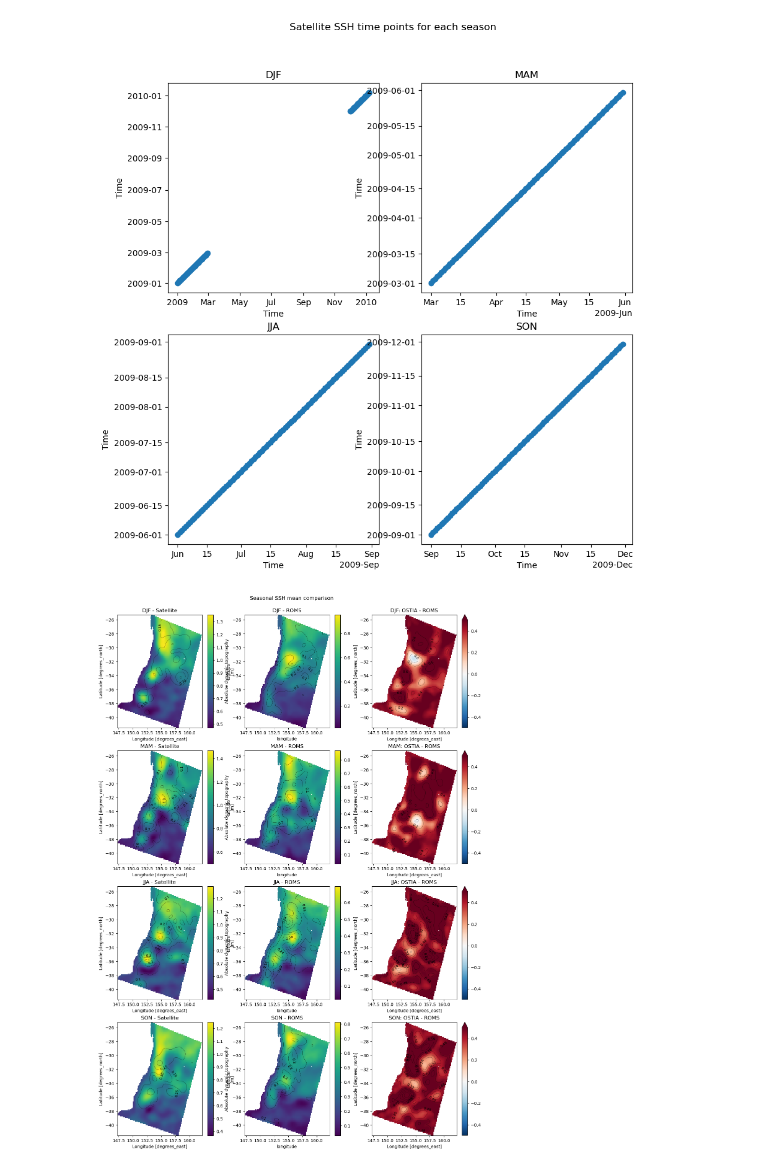
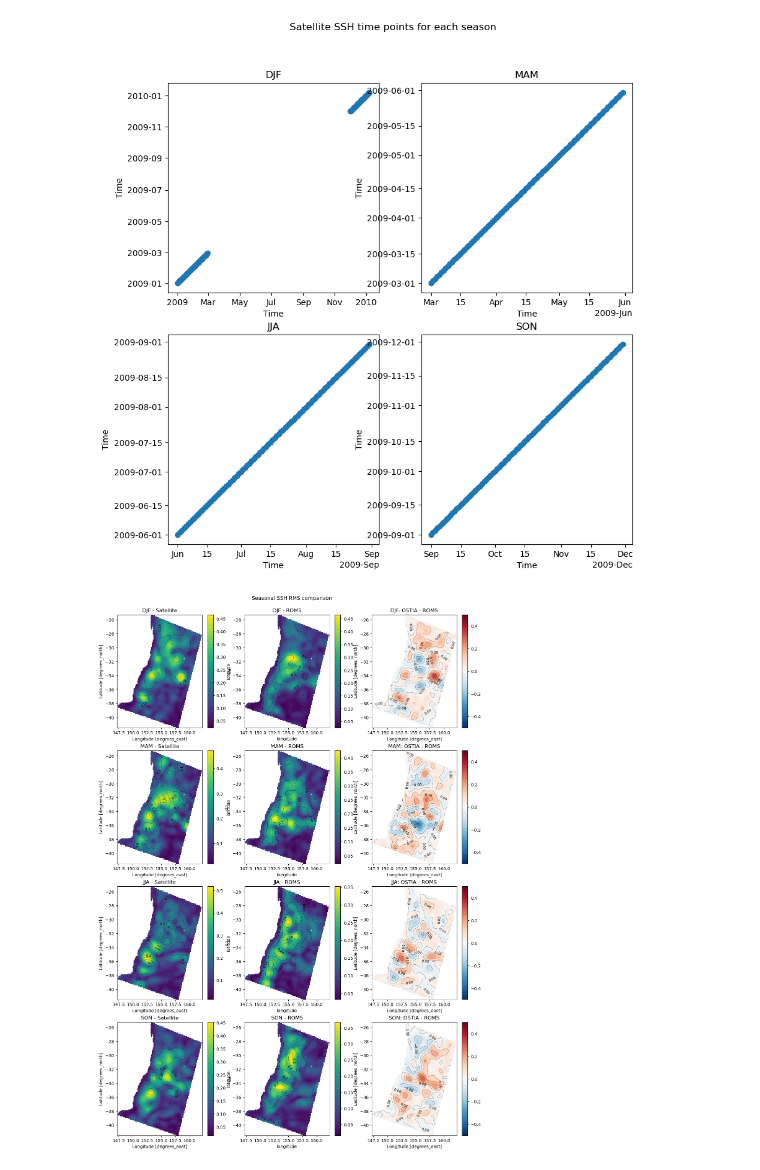
Before and after one commit to ACCESS-Community-Hub/coastal-commons, a Jupyter notebook: Recipes/SSH_model_evaluation.ipynb, the cells around one changed output. Saved outputs shown, nothing was run; the diff lists cells and outputs as text; code cells hidden in the pictures.

```diff
--- a/Recipes/SSH_model_evaluation.ipynb
+++ b/Recipes/SSH_model_evaluation.ipynb
@@ -129,33 +131,33 @@ roms_regrided = xr.concat(regridded_list, dim="time")
 sat_masked = sat_ssh.where(~np.isnan(roms_regrided), drop=True)
 roms_masked = roms_regrided.where(~np.isnan(roms_regrided), drop=True)
 # %%
-# Doing the time-mean
+# Calculating the RMS and STD
 
-roms_timemean = roms_masked.mean('time')
-sat_timemean = sat_masked.mean('time')
+roms_rms = np.sqrt((roms_masked**2).mean('time'))
+sat_rms = np.sqrt((sat_masked**2).mean('time'))
 
 roms_std = roms_masked.std('time')
 sat_std = sat_masked.std('time')
 # %%
 # Calculating the difference from the time-mean
 
-diff_ = sat_timemean - roms_timemean
+diff_ = sat_rms - roms_rms
 # %%
 # Checking the timemean comparison
 
 fig, ax = plt.subplots(ncols=3, figsize=(15, 4))
 
-sat_timemean.plot(ax=ax[0])
+sat_rms.plot(ax=ax[0])
 cnt = sat_std.plot.contour(ax=ax[0], levels=5, colors=['k'], linewidths=0.3)
 plt.clabel(cnt, inline=True, fontsize=8)
-ax[0].set_title('Satellite SSH: timemean');
+ax[0].set_title('Satellite RMS');
 
-roms_timemean.plot(ax=ax[1])
+roms_rms.plot(ax=ax[1])
 cnt = roms_std.plot.contour(ax=ax[1], levels=5, colors=['k'], linewidths=0.3)
 plt.clabel(cnt, inline=True, fontsize=8)
-ax[1].set_title('ROMS SSH: timemean')
+ax[1].set_title('ROMS RMS')
 
-diff_.plot(ax=ax[2], cmap='binary')
+diff_.plot(ax=ax[2])
 cnt = diff_.plot.contour(ax=ax[2], levels=10, colors=['k'], linewidths=0.3)
 plt.clabel(cnt, inline=True, fontsize=8)
 ax[2].set_title('Satellite - ROMS');
@@ -193,47 +195,47 @@ fig.suptitle('Satellite SSH time points for each season');
 # %% [output]
 [figure]
 # %%
-# Now we know the our seasonal data is correct, let's calculate the seasonal mean
+# Now we know the our seasonal data is correct, let's calculate the seasonal rms
 
-roms_seasons_mean = roms_seasons.mean('time')
-sat_seasons_mean = sat_seasons.mean('time')
+roms_seasons_rms = roms_seasons.map(lambda x: np.sqrt((x**2).mean('time')))
+sat_seasons_rms = sat_seasons.map(lambda x: np.sqrt((x**2).mean('time')))
 
-# Calculating the STD
+# # Calculating the STD
 roms_seasons_std = roms_seasons.std('time')
 sat_seasons_std = sat_seasons.std('time')
 # %%
 # Plotting each seasonal mean and calculating the difference between Satellite and ROMS
 # Isolines in the first two columns are STD. Last column is the difference between Satellite and ROMS
 
 fig, ax = plt.subplots(ncols=3, nrows=4, figsize=(15, 20))
 
 for enu, SS in enumerate(['DJF', 'MAM', 'JJA', 'SON']):
 
     # Satellite
-    sat_seasons_mean.sel(season=SS).plot(ax=ax[enu, 0])
+    sat_seasons_rms.sel(season=SS).plot(ax=ax[enu, 0])
     cnt = sat_seasons_std.sel(season=SS).plot.contour(ax=ax[enu, 0], levels=5, colors=['k'], linewidths=0.3)
     plt.clabel(cnt, inline=True, fontsize=8)
 
     # ROMS
-    roms_seasons_mean.sel(season=SS).plot(ax=ax[enu, 1])
+    roms_seasons_rms.sel(season=SS).plot(ax=ax[enu, 1])
     cnt = roms_seasons_std.sel(season=SS).plot.contour(ax=ax[enu, 1], levels=5, colors=['k'], linewidths=0.3)
     plt.clabel(cnt, inline=True, fontsize=8)
 
     # Calculating the difference
-    diff = sat_seasons_mean.sel(season=SS) - roms_seasons_mean.sel(season=SS)
+    diff = sat_seasons_rms.sel(season=SS) - roms_seasons_rms.sel(season=SS)
     diff.plot(ax=ax[enu, 2], vmin=-0.5, vmax=0.5, cmap='RdBu_r')
     cnt = diff.plot.contour(ax=ax[enu, 2], levels=10, colors=['k'], linewidths=0.3)
     plt.clabel(cnt, inline=True, fontsize=8)
 
     # Adding titles
     ax[enu, 0].set_title(SS + ' - Satellite')
     ax[enu, 1].set_title(SS + ' - ROMS')
     ax[enu, 2].set_title(SS + ': OSTIA - ROMS')
 
-fig.suptitle('Seasonal SSH mean comparison');
+fig.suptitle('Seasonal SSH RMS comparison');
 fig.subplots_adjust(top=0.95)
 # %% [output]
-[figure, old version]
+[figure, new version]
 # %%
 # Also, we can also calculate a spatial mean and plot the timeseries together
 
```
Also changed, not shown: parts of 6 cells of this notebook.
